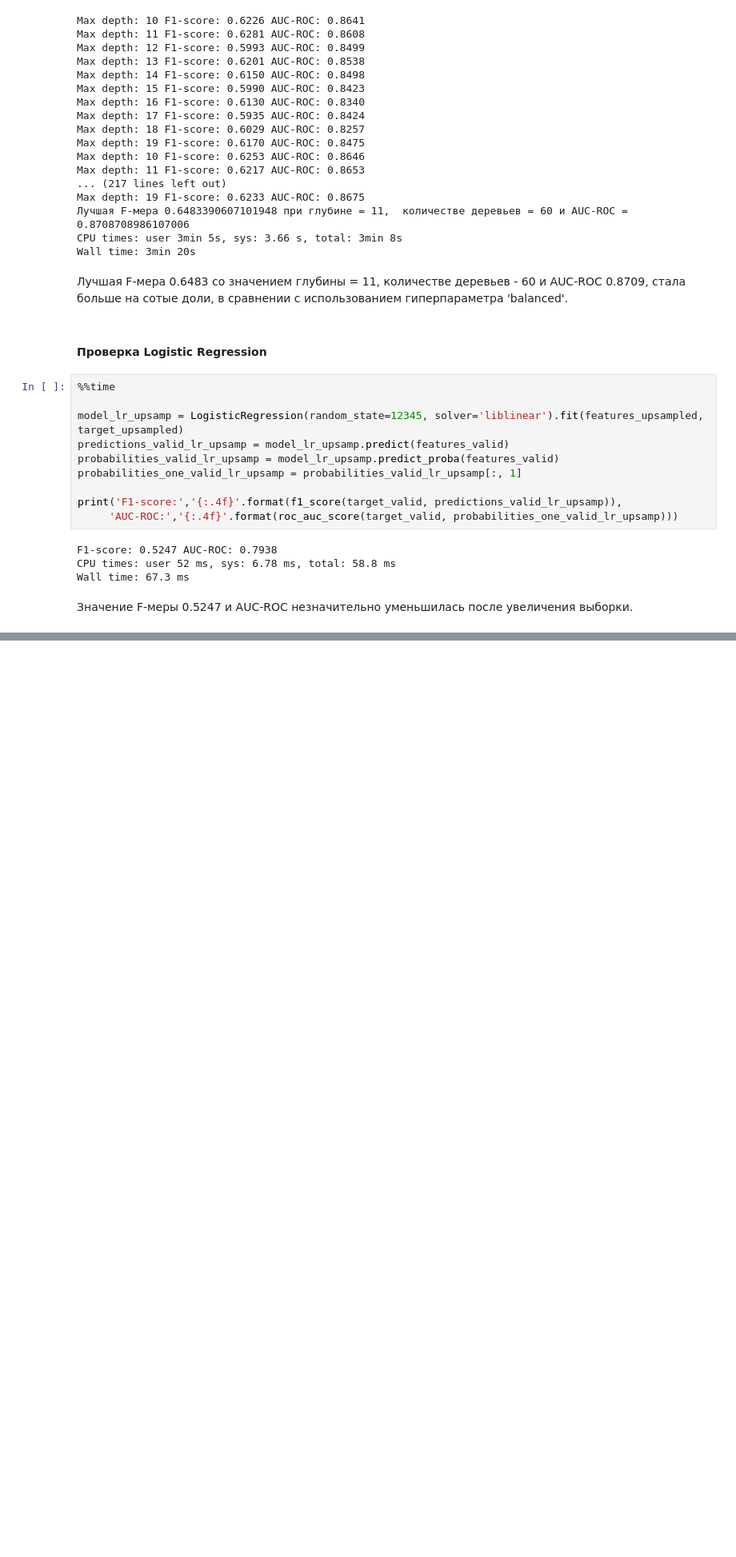
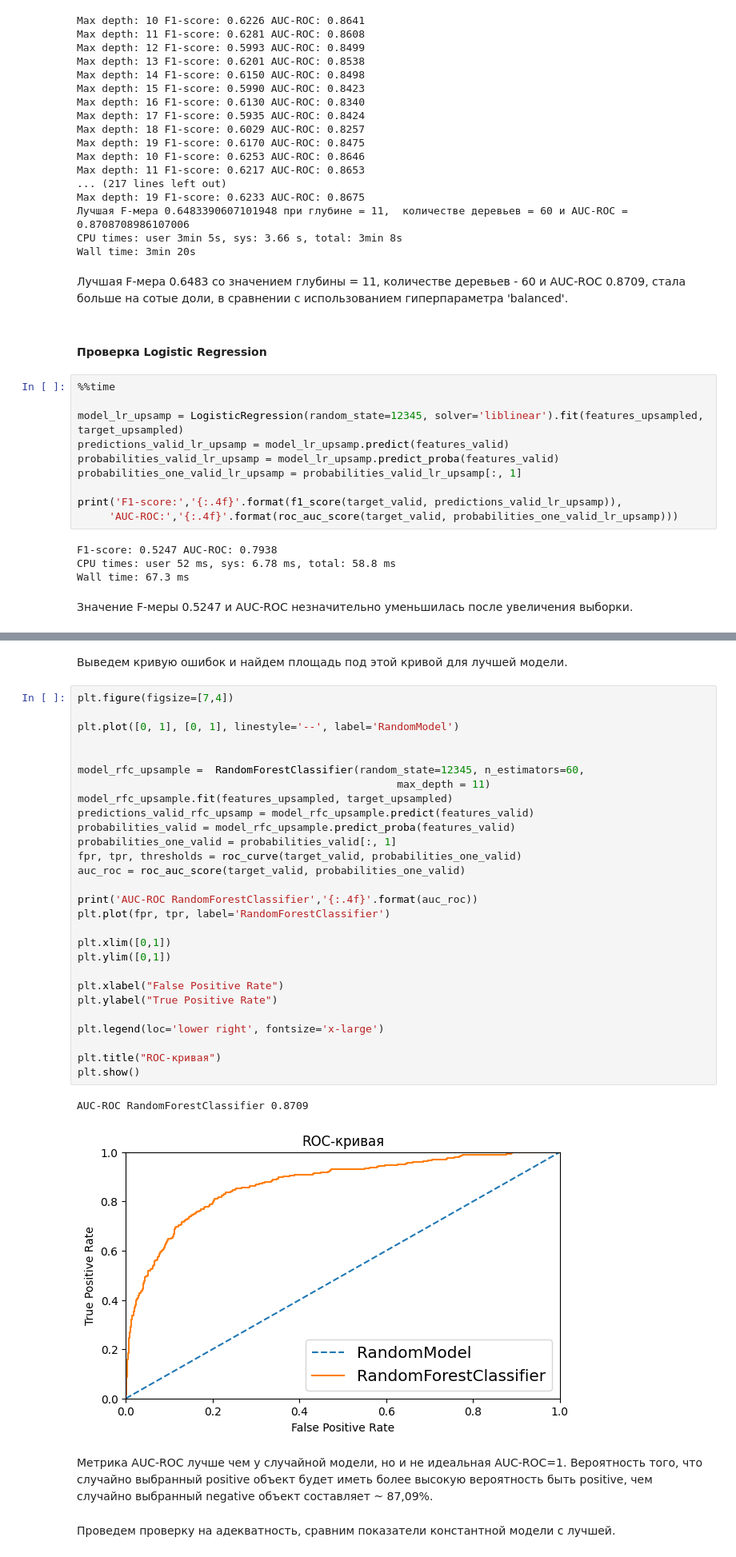
Before and after one commit to vadimprimakov/Yandex_practicum_DS_Plus, a Jupyter notebook: 07_bank_customer_outflow/07_bank_customer_outflow.ipynb, the cells around one changed output, grey strips where cells are left out. Shown at 80% size. Drawn from its saved outputs; the diff is of its cells as text; blank space fills up the shorter version.

Commit message:
Downsampling, Проверка на адекватность, Выводы

```diff
--- a/07_bank_customer_outflow/07_bank_customer_outflow.ipynb
+++ b/07_bank_customer_outflow/07_bank_customer_outflow.ipynb
@@ -799,0 +964,37 @@ Wall time: 67.3 ms
+# %% [markdown]
+Выведем кривую ошибок и найдем площадь под этой кривой для лучшей модели.
+# %%
+plt.figure(figsize=[7,4])
+
+plt.plot([0, 1], [0, 1], linestyle='--', label='RandomModel')
+
+
+model_rfс_upsample =  RandomForestClassifier(random_state=12345, n_estimators=60,
+                                                   max_depth = 11)
+model_rfс_upsample.fit(features_upsampled, target_upsampled)
+predictions_valid_rfc_upsamp = model_rfс_upsample.predict(features_valid)
+probabilities_valid = model_rfс_upsample.predict_proba(features_valid)
+probabilities_one_valid = probabilities_valid[:, 1]
+fpr, tpr, thresholds = roc_curve(target_valid, probabilities_one_valid)
+auc_roc = roc_auc_score(target_valid, probabilities_one_valid)
+
+print('AUC-ROC RandomForestClassifier','{:.4f}'.format(auc_roc))
+plt.plot(fpr, tpr, label='RandomForestClassifier')
+
+plt.xlim([0,1])
+plt.ylim([0,1])
+
+plt.xlabel("False Positive Rate")
+plt.ylabel("True Positive Rate")
+
+plt.legend(loc='lower right', fontsize='x-large')
+
+plt.title("ROC-кривая")
+plt.show()
+# %% [output]
+AUC-ROC RandomForestClassifier 0.8709
+[figure, added]
+# %% [markdown]
+Метрика AUC-ROC лучше чем у случайной модели, но и не идеальная AUC-ROC=1. Вероятность того, что случайно выбранный positive объект будет иметь более высокую вероятность быть positive, чем случайно выбранный negative объект составляет ~ 87,09%.
+# %% [markdown]
+Проведем проверку на адекватность, сравним показатели константной модели с лучшей.
```
Also changed, not shown: parts of 29 cells of this notebook.
